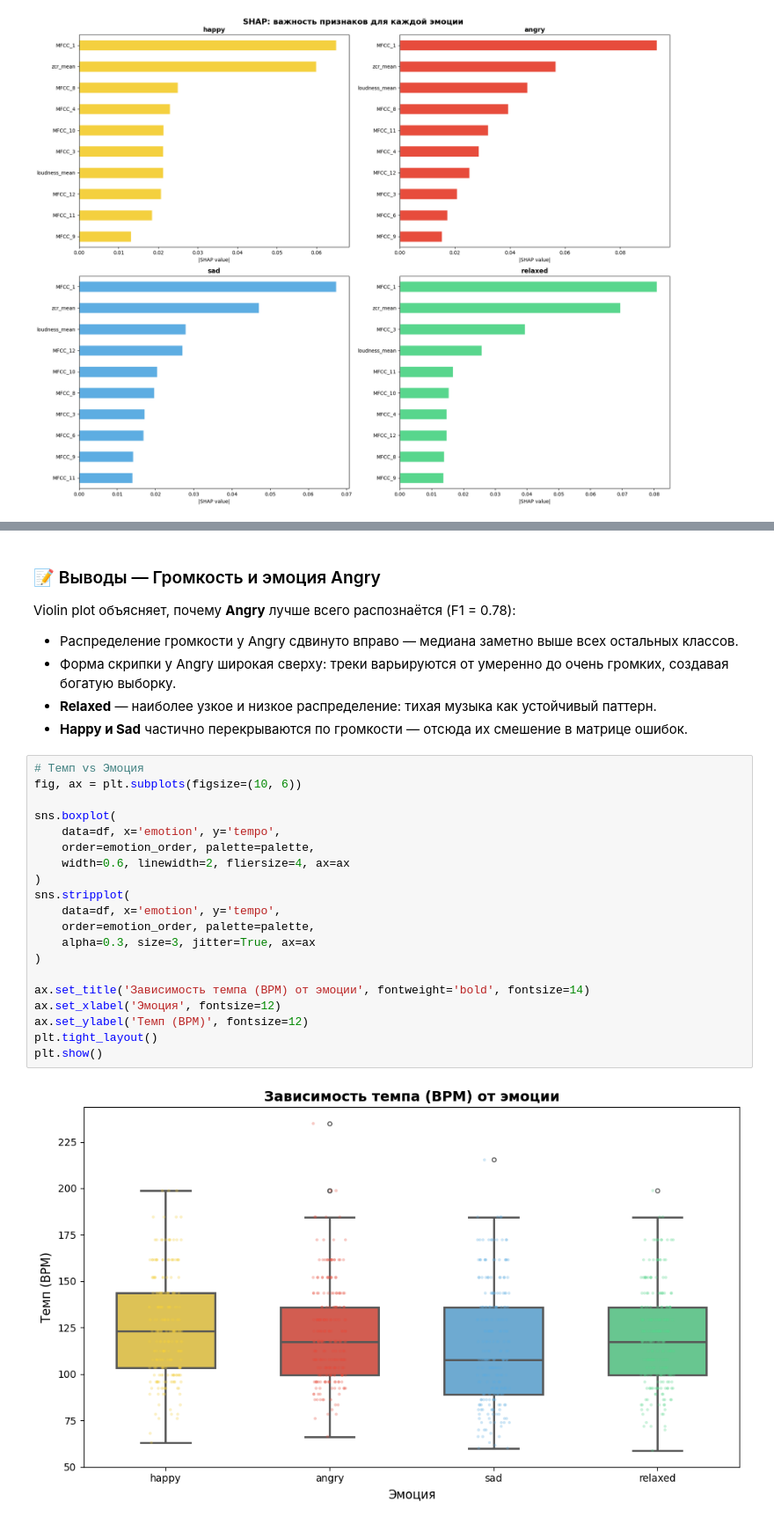
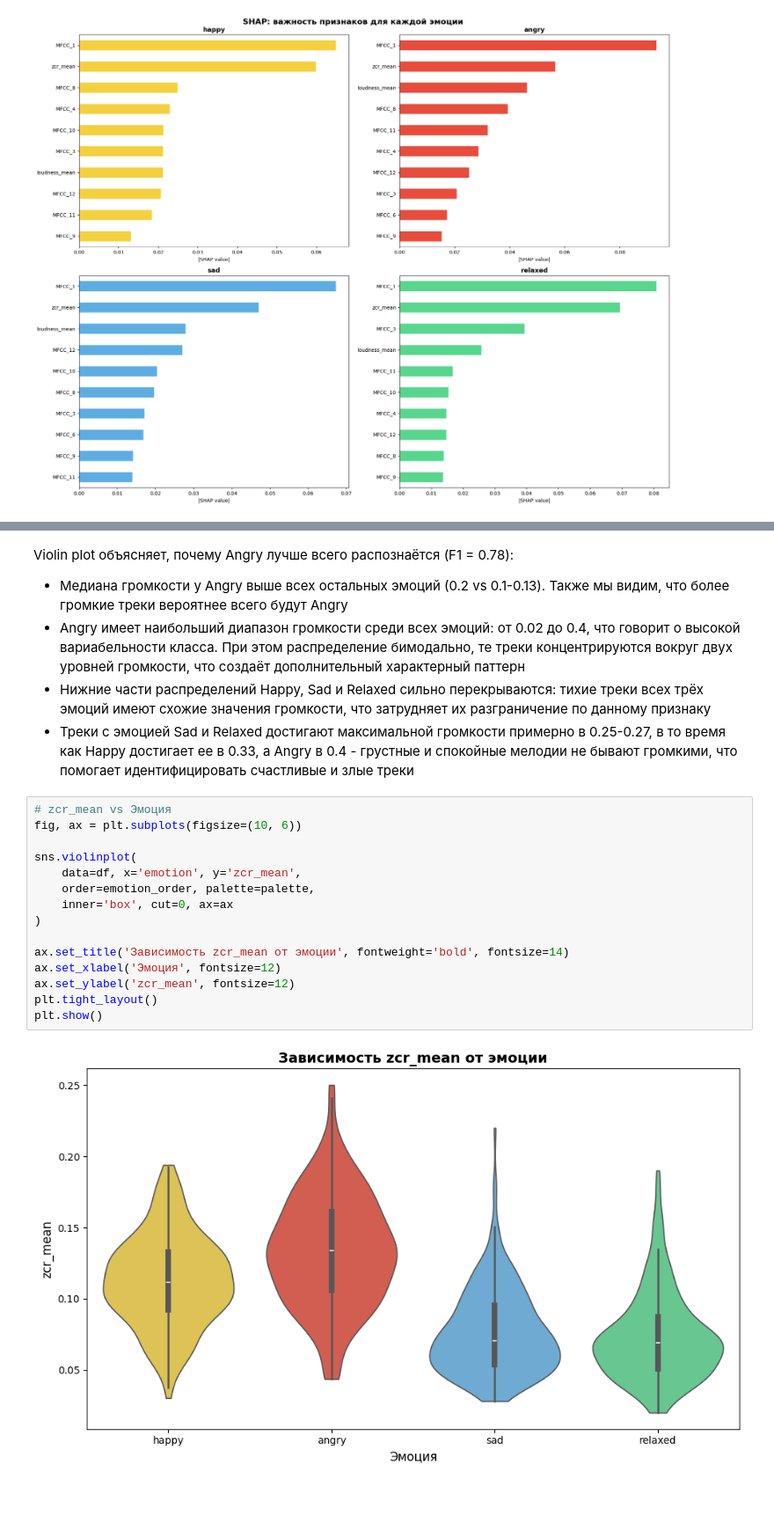
Before and after one commit to CAMblE-CAMblE/music-emotions, a Jupyter notebook: notebooks/music_emotion_analysis.ipynb, the cells around one changed output, grey strips where cells are left out. Shown at 88% size. Saved outputs shown, nothing was run; the diff lists cells and outputs as text; blank space fills up the shorter version.

```diff
--- a/notebooks/music_emotion_analysis.ipynb
+++ b/notebooks/music_emotion_analysis.ipynb
@@ -1017,32 +848,25 @@ plt.show()
 # %% [markdown]
-### 📝 Выводы — Громкость и эмоция Angry
+Violin plot объясняет, почему Angry лучше всего распознаётся (F1 = 0.78):
 
-Violin plot объясняет, почему **Angry** лучше всего распознаётся (F1 = 0.78):
-
-- Распределение громкости у Angry сдвинуто вправо — медиана заметно выше всех остальных классов.
-- Форма скрипки у Angry широкая сверху: треки варьируются от умеренно до очень громких, создавая богатую выборку.
-- **Relaxed** — наиболее узкое и низкое распределение: тихая музыка как устойчивый паттерн.
-- **Happy и Sad** частично перекрываются по громкости — отсюда их смешение в матрице ошибок.
+- Медиана громкости у Angry выше всех остальных эмоций (0.2 vs 0.1-0.13). Также мы видим, что более громкие треки вероятнее всего будут Angry
+- Angry имеет наибольший диапазон громкости среди всех эмоций: от 0.02 до 0.4, что говорит о высокой вариабельности класса. При этом распределение бимодально, те треки концентрируются вокруг двух уровней громкости, что создаёт дополнительный характерный паттерн
+- Нижние части распределений Happy, Sad и Relaxed сильно перекрываются: тихие треки всех трёх эмоций имеют схожие значения громкости, что затрудняет их разграничение по данному признаку
+- Треки с эмоцией Sad и Relaxed достигают максимальной громкости примерно в 0.25-0.27, в то время как Happy достигает ее в 0.33, а Angry в 0.4 - грустные и спокойные мелодии не бывают громкими, что помогает идентифицировать счастливые и злые треки
 # %%
-# Темп vs Эмоция
+# zcr_mean vs Эмоция
 fig, ax = plt.subplots(figsize=(10, 6))
 
-sns.boxplot(
-    data=df, x='emotion', y='tempo',
+sns.violinplot(
+    data=df, x='emotion', y='zcr_mean',
     order=emotion_order, palette=palette,
-    width=0.6, linewidth=2, fliersize=4, ax=ax
-)
-sns.stripplot(
-    data=df, x='emotion', y='tempo',
-    order=emotion_order, palette=palette,
-    alpha=0.3, size=3, jitter=True, ax=ax
+    inner='box', cut=0, ax=ax
 )
 
-ax.set_title('Зависимость темпа (BPM) от эмоции', fontweight='bold', fontsize=14)
+ax.set_title('Зависимость zcr_mean от эмоции', fontweight='bold', fontsize=14)
 ax.set_xlabel('Эмоция', fontsize=12)
-ax.set_ylabel('Темп (BPM)', fontsize=12)
+ax.set_ylabel('zcr_mean', fontsize=12)
 plt.tight_layout()
 plt.show()
 # %% [output]
-[figure, old version]
+[figure, new version]
 # %% [markdown]
```
Also changed, not shown: parts of 45 cells of this notebook.
